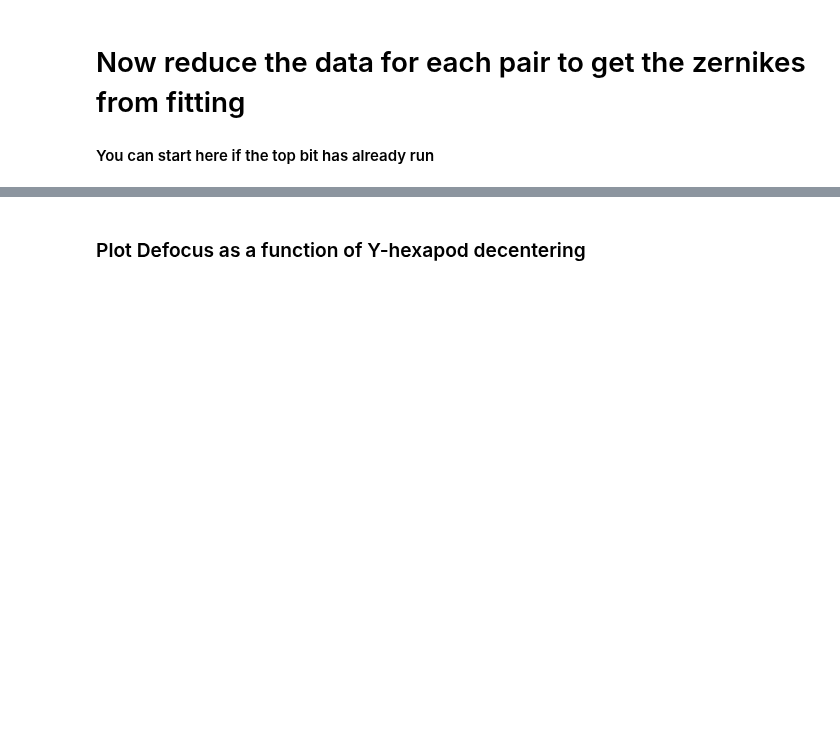
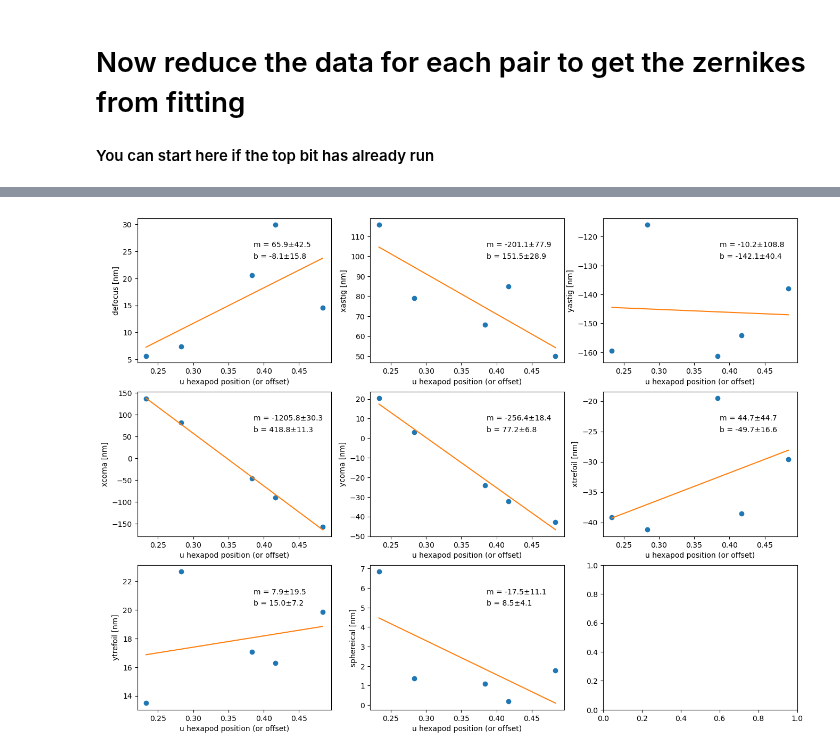
Before and after one commit to lsst-ts/ts_notebooks, a Jupyter notebook: pingraham/summit_notebooks/AT_20210607/CWFS_Sensitivity_Matrix_Determination.ipynb, the cells around one changed output, grey strips where cells are left out. Cells and saved outputs as stored; diff of their text form; code cells hidden in the pictures; blank space fills up the shorter version.

```diff
--- a/pingraham/summit_notebooks/AT_20210607/CWFS_Sensitivity_Matrix_Determination.ipynb
+++ b/pingraham/summit_notebooks/AT_20210607/CWFS_Sensitivity_Matrix_Determination.ipynb
@@ -245,9 +244,9 @@ script.binning=2
 # %%
 for n in range(len(df2)):
     # see tstn-015 and example notebook on running latiss_align_cwfs script
-    script.angle = df2['rot_pos'][n]-df2['el'][n]
     script.intra_visit_id = get_visitID_from_filename(df2['intra'][n])
     script.extra_visit_id = get_visitID_from_filename(df2['extra'][n])
+    script.angle = 90-atcs_get_bore_sight_angle(df2['el'][n], df2['rot_pos'][n])
 
     start_time=time.time()
     await script.run_cwfs()
@@ -289,7 +288,7 @@ for n in range(len(df2)):
     df2['zern_ycoma_nm'][n]= script.algo.zer4UpNm[4]
     df2['zern_xtrefoil_nm'][n] = script.algo.zer4UpNm[5]
     df2['zern_ytrefoil_nm'][n] = script.algo.zer4UpNm[6]
-    df2['zern_sphereical_nm'][n] = script.algo.zer4UpNm[7]
+    df2['zern_spherical_nm'][n] = script.algo.zer4UpNm[7]
 # %%
 print('done')
 # %%
@@ -340,2 +315,0 @@ print(popt)
-# %% [markdown]
-### Plot Defocus as a function of Y-hexapod decentering
@@ -363,0 +316,41 @@ print(popt)
+# %%
+axis='u'
+# %%
+filename="20210607_"+axis+"axis_data_with_WFE_in_zerns.csv"
+df3 = pd.read_csv(filename)
+# %%
+# declare the indices that correspond to the axis of interest
+if axis =='u':
+    inds = np.arange(0,5)
+# %%
+# using the variable axs for multiple Axes
+nx=3; ny=3
+fig, axs = plt.subplots(3, 3)
+fig.set_size_inches(16, 12, forward=True)
+count=0
+motion_key='u'
+zern_keys = tmp=df3.keys()[18:29]
+for i in range(nx):
+    for j in range(ny):
+        if count>len(zern_keys)-1:
+            continue
+        zern_key=zern_keys[count]
+        xdata=df3[motion_key][inds]
+        ydata=df3[zern_key][inds]
+
+        axs[i, j].plot(xdata,ydata,'o')
+        x=np.arange(np.min(xdata), np.max(xdata), np.abs(np.max(xdata) - np.min(xdata))/100 )
+        popt,pcov = curve_fit(line, xdata, ydata)
+        perr = np.sqrt(np.diag(pcov))
+
+        axs[i, j].plot(x,line(x, *popt))
+        tmp=zern_key
+        axs[i, j].set_ylabel(f"{zern_key.split('_')[1]} [nm]")
+        axs[i, j].set_xlabel(motion_key+' hexapod position (or offset)')
+        xpos=0.6; ypos=0.8 ; xycoords='axes fraction'
+        axs[i, j].annotate(f'm = {popt[1]:0.1f}\u00B1{perr[1]:0.1f}',(xpos,ypos), xycoords=xycoords)
+        axs[i, j].annotate(f'b = {popt[0]:0.1f}\u00B1{perr[0]:0.1f}',(xpos,ypos-0.08), xycoords=xycoords)
+
+        count+=1
+# %% [output]
+[figure, added]
```
Also changed, not shown: parts of 22 cells of this notebook.
